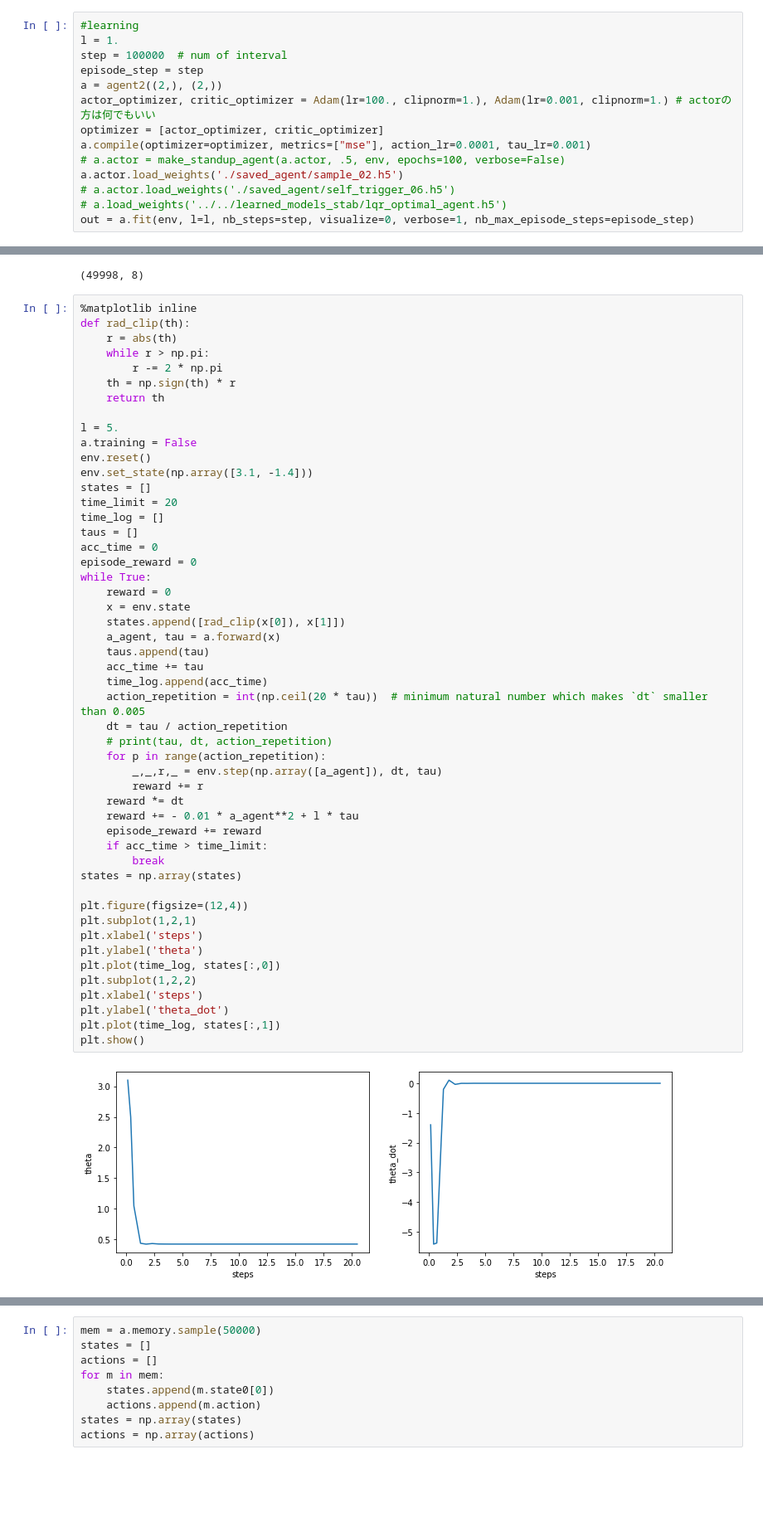
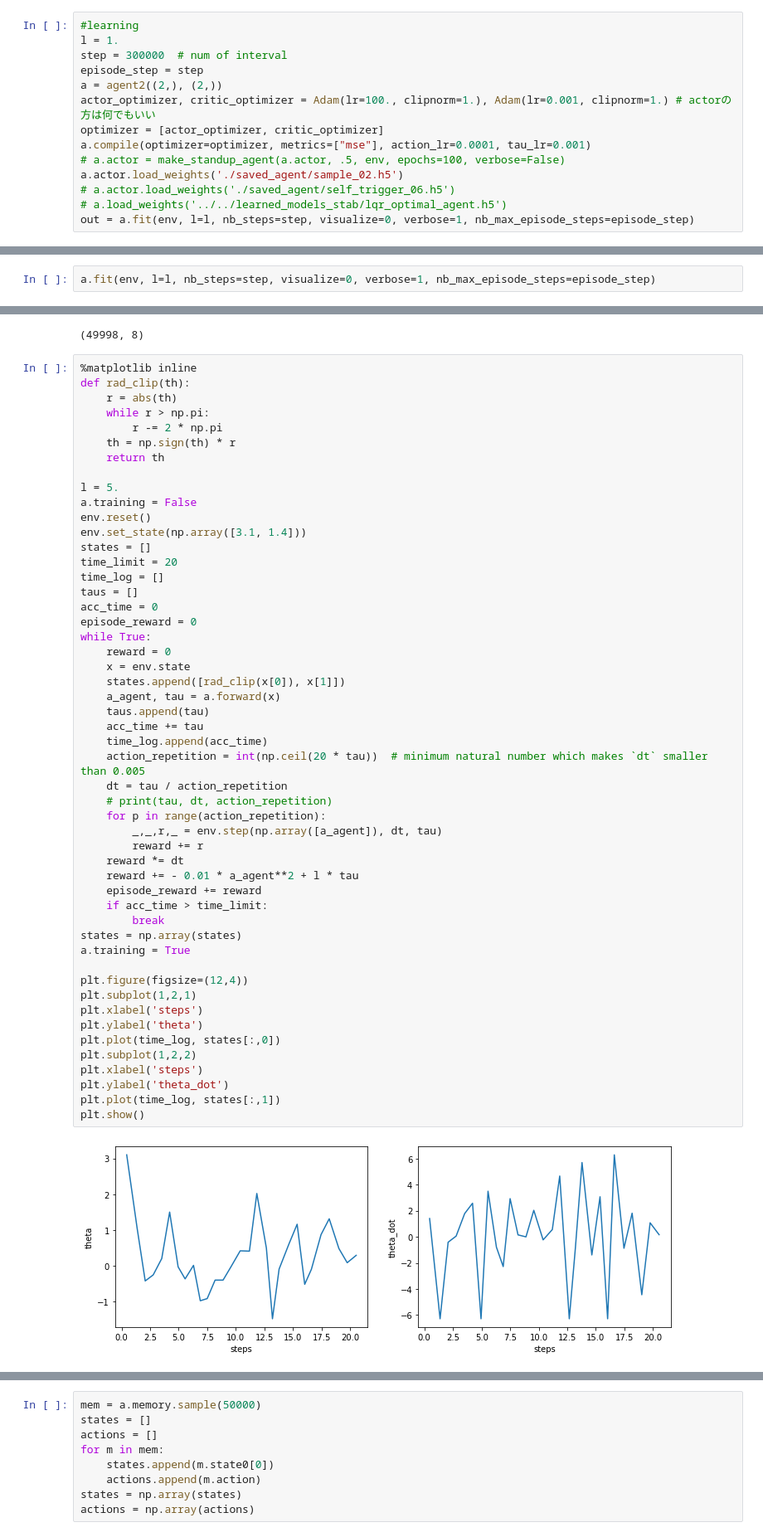
Before and after one commit to ibuki1024/eventDDPG, a Jupyter notebook: notebook/self_trigger/self_trigger_split.ipynb, the cells around one changed output, grey strips where cells are left out. Shown at 83% size. Drawn from its saved outputs; the diff is of its cells as text; blank space fills up the shorter version.

```diff
--- a/notebook/self_trigger/self_trigger_split.ipynb
+++ b/notebook/self_trigger/self_trigger_split.ipynb
@@ -76,7 +76,7 @@ def agent2(a_shape, s_shape):
 # %%
 #learning
 l = 1.
-step = 100000  # num of interval
+step = 300000  # num of interval
 episode_step = step
 a = agent2((2,), (2,))
 actor_optimizer, critic_optimizer = Adam(lr=100., clipnorm=1.), Adam(lr=0.001, clipnorm=1.) # actorの方は何でもいい
@@ -107,0 +108,2 @@ done, took 1194.291 seconds
+# %%
+a.fit(env, l=l, nb_steps=step, visualize=0, verbose=1, nb_max_episode_steps=episode_step)
@@ -178,7 +192,7 @@ def rad_clip(th):
 l = 5.
 a.training = False
 env.reset()
-env.set_state(np.array([3.1, -1.4]))
+env.set_state(np.array([3.1, 1.4]))
 states = []
 time_limit = 20
 time_log = []
@@ -190,34 +204,35 @@ while True:
     x = env.state
     states.append([rad_clip(x[0]), x[1]])
     a_agent, tau = a.forward(x)
     taus.append(tau)
     acc_time += tau
     time_log.append(acc_time)
     action_repetition = int(np.ceil(20 * tau))  # minimum natural number which makes `dt` smaller than 0.005
     dt = tau / action_repetition
     # print(tau, dt, action_repetition)
     for p in range(action_repetition):
         _,_,r,_ = env.step(np.array([a_agent]), dt, tau)
         reward += r
     reward *= dt
     reward += - 0.01 * a_agent**2 + l * tau
     episode_reward += reward
     if acc_time > time_limit:
         break
 states = np.array(states)
+a.training = True
 
 plt.figure(figsize=(12,4))
 plt.subplot(1,2,1)
 plt.xlabel('steps')
 plt.ylabel('theta')
 plt.plot(time_log, states[:,0])
 plt.subplot(1,2,2)
 plt.xlabel('steps')
 plt.ylabel('theta_dot')
 plt.plot(time_log, states[:,1])
 plt.show()
 # %% [output]
-[figure, old version]
+[figure, new version]
 # %%
 plt.figure()
 ax1 = plt.subplot(1,1,1)
```
Also changed, not shown: parts of 9 cells of this notebook, 9 other files.
